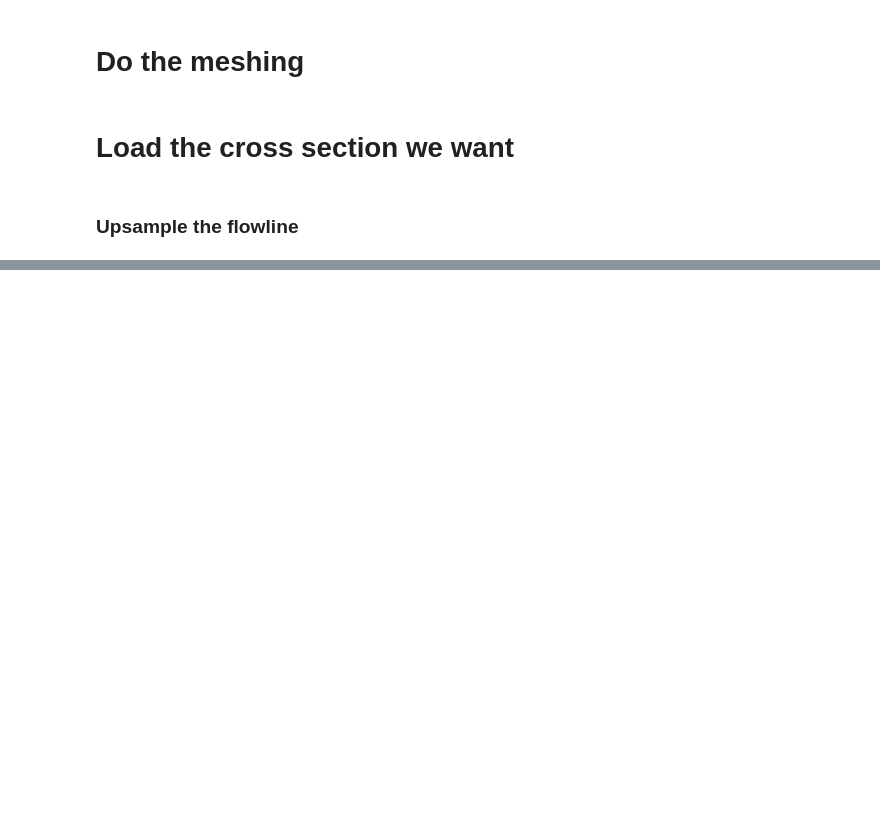
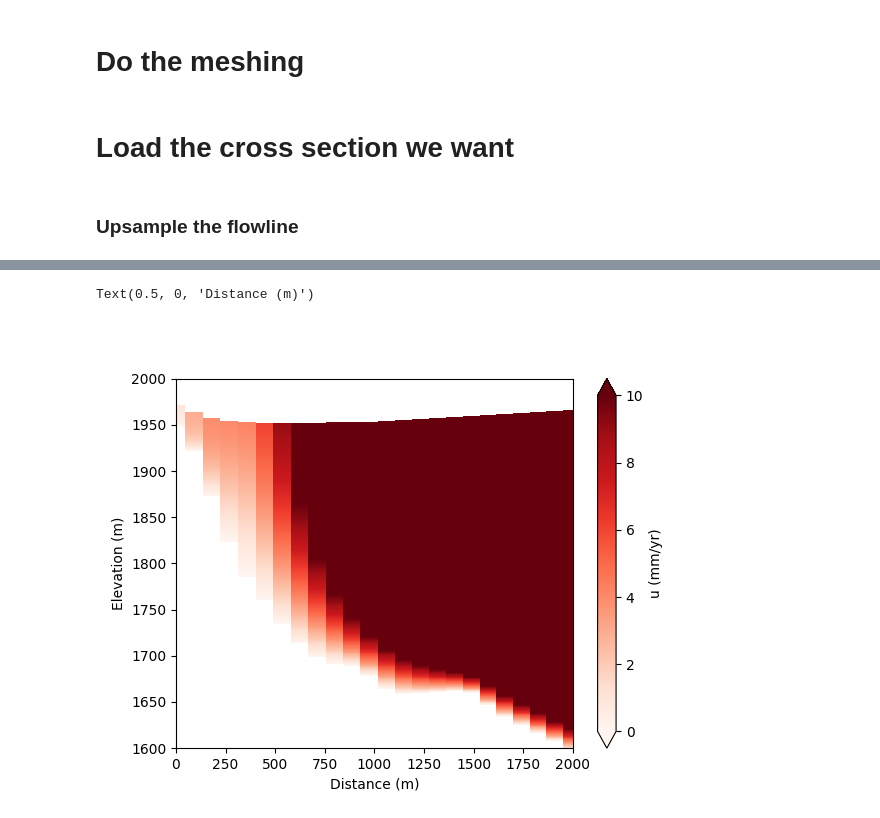
Before and after one commit to johnmorganmanos/AH_temp_paper, a Jupyter notebook: fig4_v3.ipynb, the cells around one changed output, grey strips where cells are left out. Saved outputs shown, nothing was run; the diff lists cells and outputs as text; code cells hidden in the pictures; blank space fills up the shorter version.

```diff
--- a/fig4_v3.ipynb
+++ b/fig4_v3.ipynb
@@ -254,0 +270,20 @@ plt.savefig('Figures/fig4_v3.eps', dpi=600)
+# %%
+fig,ax = plt.subplots()
+speed_all_components = np.sqrt(u_prof_arr.T**2+v_prof_arr.T**2+w_prof_arr.T**2)
+
+vm = np.nanmax(np.abs(speed_all_components))-150
+im = ax.pcolormesh(distances_arr.T, zs_arr.T, speed_all_components, cmap='Reds', vmin=0, vmax=10)
+
+# Colorbars
+fig.colorbar(im, ax=ax, label='u (mm/yr)', extend='both')
+
+ax.set_xlim([0,2000])
+
+ax.set_ylim([1600,2000])
+
+ax.set_ylabel('Elevation (m)')
+
+ax.set_xlabel('Distance (m)')
+# %% [output]
+Text(0.5, 0, 'Distance (m)')
+[figure, added]
```
Also changed, not shown: parts of 9 cells of this notebook, 8 other files.
